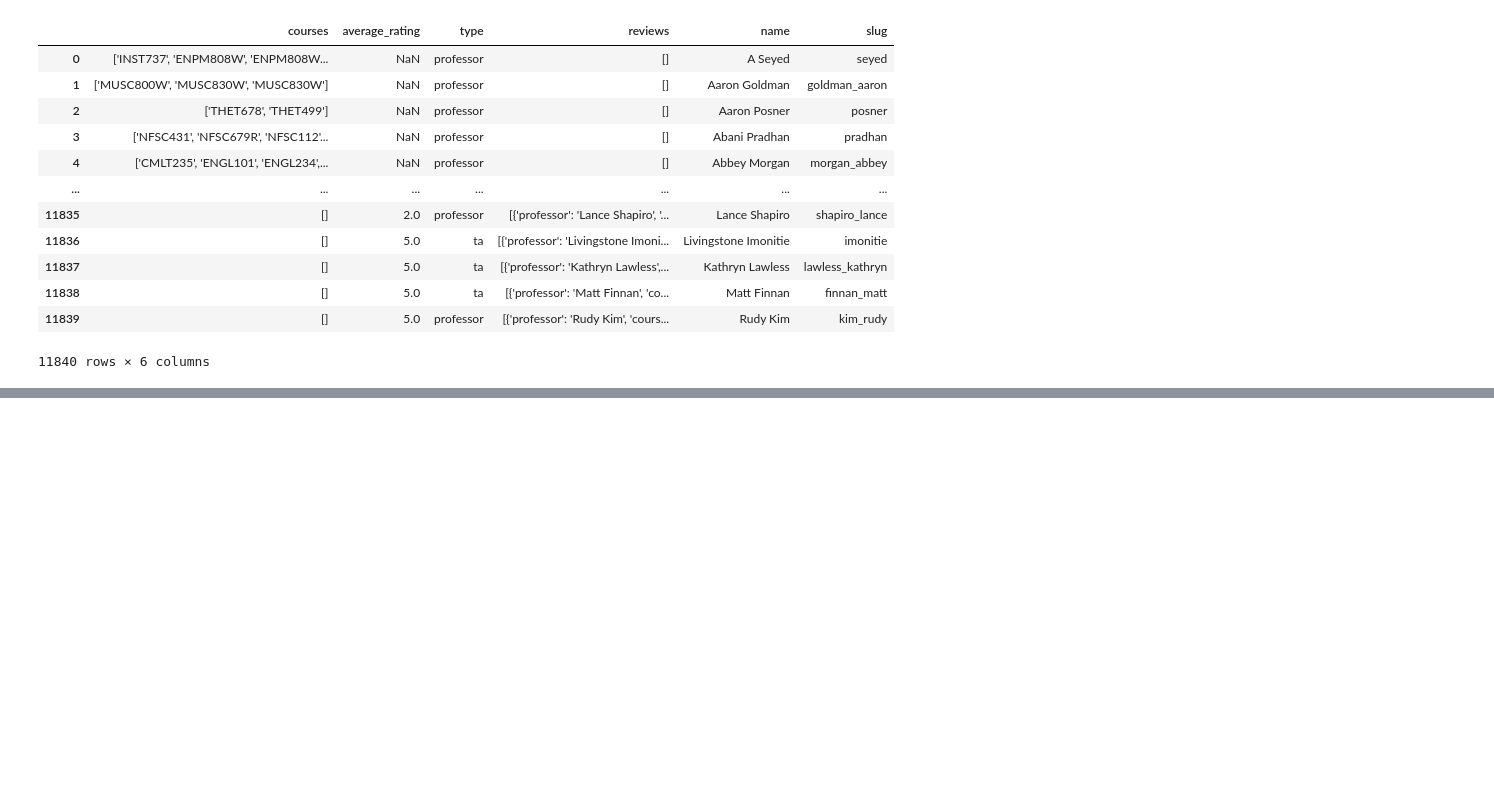
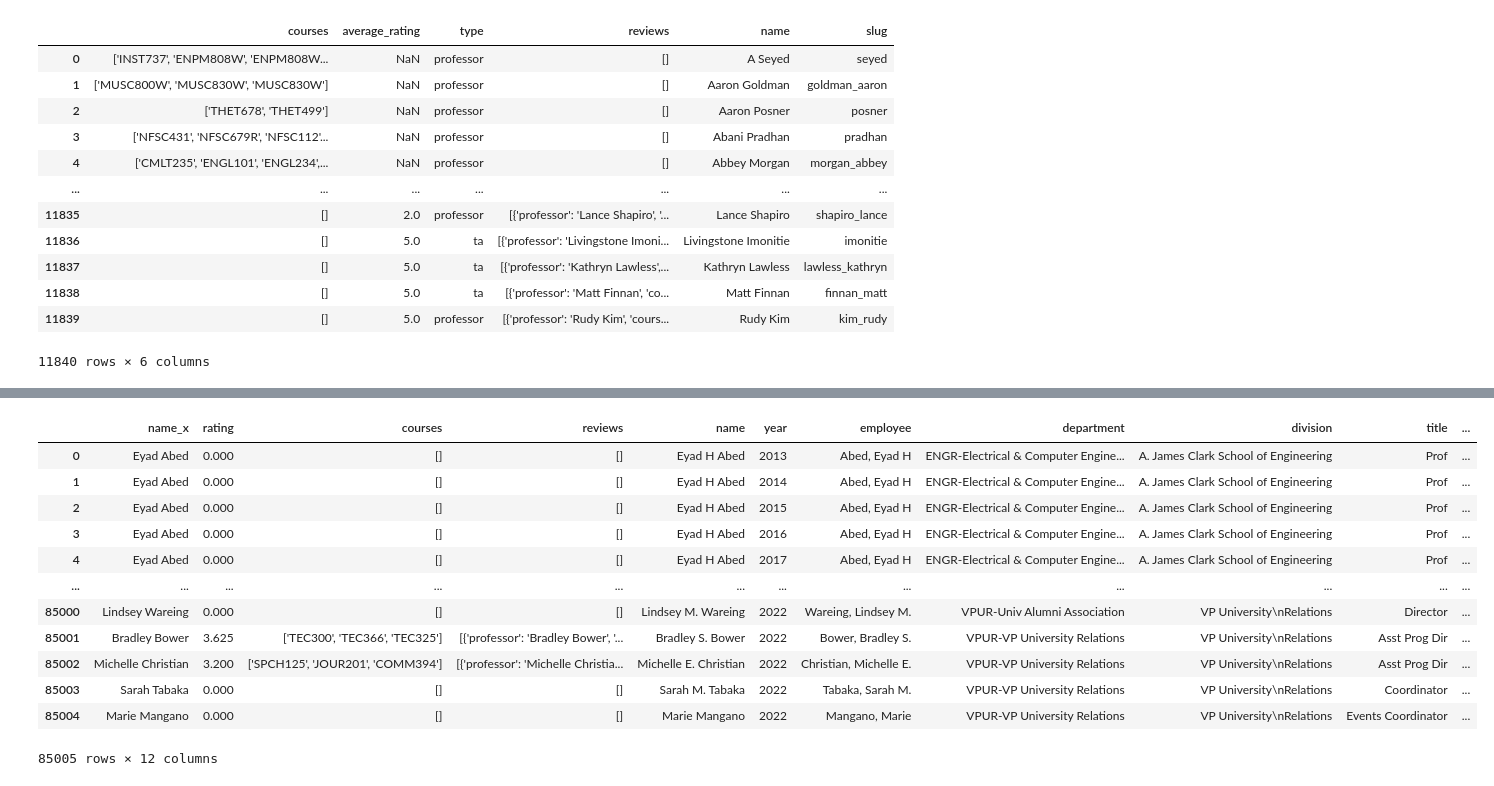
Before and after one commit to cf12/umd-cmsc320-final-tutorial, a Jupyter notebook: src/merge.ipynb, the cells around one changed output, grey strips where cells are left out. Cells and saved outputs as stored; diff of their text form; code cells hidden in the pictures; blank space fills up the shorter version.

```diff
--- a/src/merge.ipynb
+++ b/src/merge.ipynb
@@ -85,0 +66,17 @@ Gail Mino -> [(0.9, 'Gail Minor')]
+# %%
+merge_rmp = fuzzy_merge(rmp_df, salaries_df, fuzz_on="name", how="inner")
+merge_rmp
+# %% [output]
+|  | name_x | rating | courses | reviews | name | year | employee | department | division | title | ... |
+| 0 | Eyad Abed | 0.000 | [] | [] | Eyad H Abed | 2013 | Abed, Eyad H | ENGR-Electrical & Computer Engine... | A. James Clark School of Engineering | Prof | ... |
+| 1 | Eyad Abed | 0.000 | [] | [] | Eyad H Abed | 2014 | Abed, Eyad H | ENGR-Electrical & Computer Engine... | A. James Clark School of Engineering | Prof | ... |
+| 2 | Eyad Abed | 0.000 | [] | [] | Eyad H Abed | 2015 | Abed, Eyad H | ENGR-Electrical & Computer Engine... | A. James Clark School of Engineering | Prof | ... |
+| 3 | Eyad Abed | 0.000 | [] | [] | Eyad H Abed | 2016 | Abed, Eyad H | ENGR-Electrical & Computer Engine... | A. James Clark School of Engineering | Prof | ... |
+| 4 | Eyad Abed | 0.000 | [] | [] | Eyad H Abed | 2017 | Abed, Eyad H | ENGR-Electrical & Computer Engine... | A. James Clark School of Engineering | Prof | ... |
+| ... | ... | ... | ... | ... | ... | ... | ... | ... | ... | ... | ... |
+| 85000 | Lindsey Wareing | 0.000 | [] | [] | Lindsey M. Wareing | 2022 | Wareing, Lindsey M. | VPUR-Univ Alumni Association | VP University\nRelations | Director | ... |
+| 85001 | Bradley Bower | 3.625 | ['TEC300', 'TEC366', 'TEC325'] | [{'professor': 'Bradley Bower', '... | Bradley S. Bower | 2022 | Bower, Bradley S. | VPUR-VP University Relations | VP University\nRelations | Asst Prog Dir | ... |
+| 85002 | Michelle Christian | 3.200 | ['SPCH125', 'JOUR201', 'COMM394'] | [{'professor': 'Michelle Christia... | Michelle E. Christian | 2022 | Christian, Michelle E. | VPUR-VP University Relations | VP University\nRelations | Asst Prog Dir | ... |
+| 85003 | Sarah Tabaka | 0.000 | [] | [] | Sarah M. Tabaka | 2022 | Tabaka, Sarah M. | VPUR-VP University Relations | VP University\nRelations | Coordinator | ... |
+| 85004 | Marie Mangano | 0.000 | [] | [] | Marie Mangano | 2022 | Mangano, Marie | VPUR-VP University Relations | VP University\nRelations | Events Coordinator | ... |
+85005 rows × 12 columns
```
Also changed, not shown: parts of 9 cells of this notebook, 1 other file.
